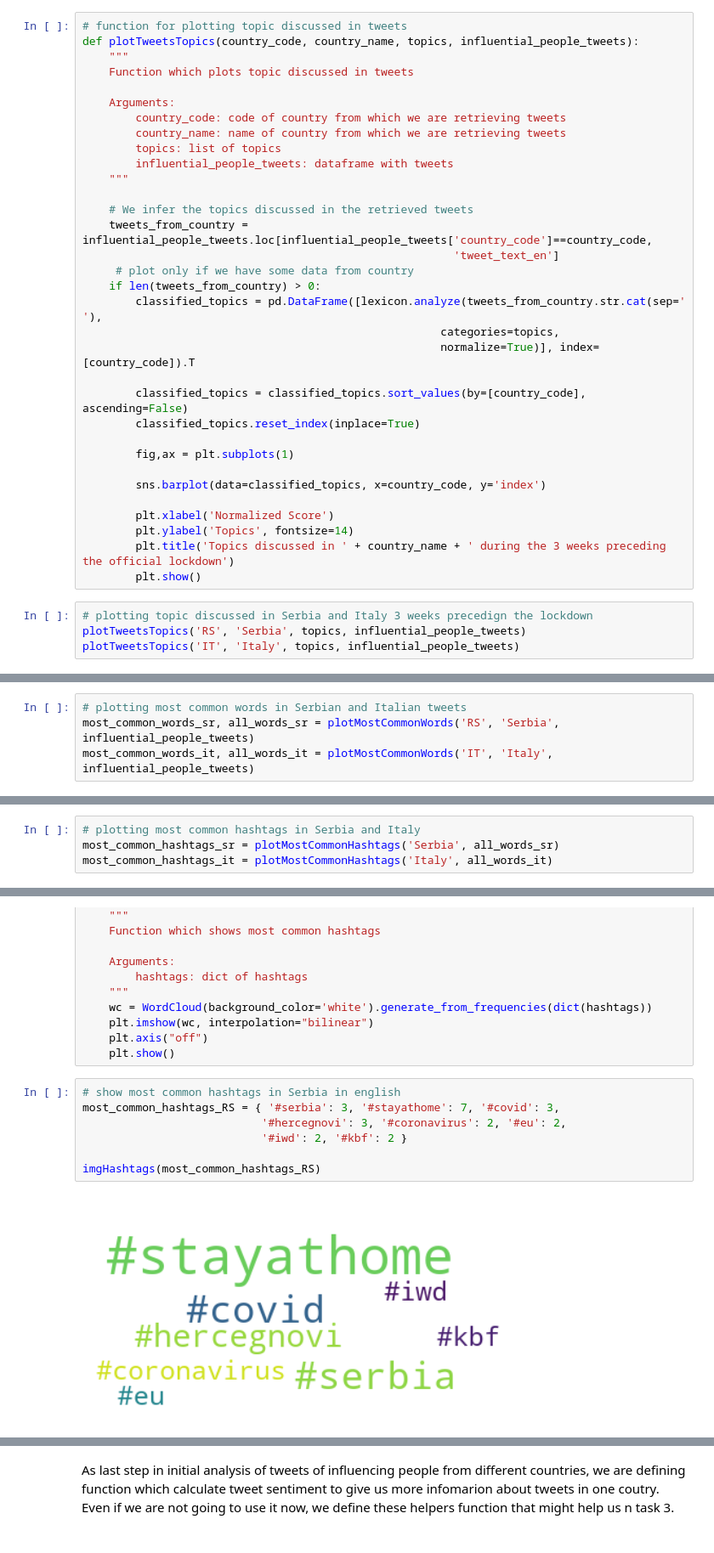
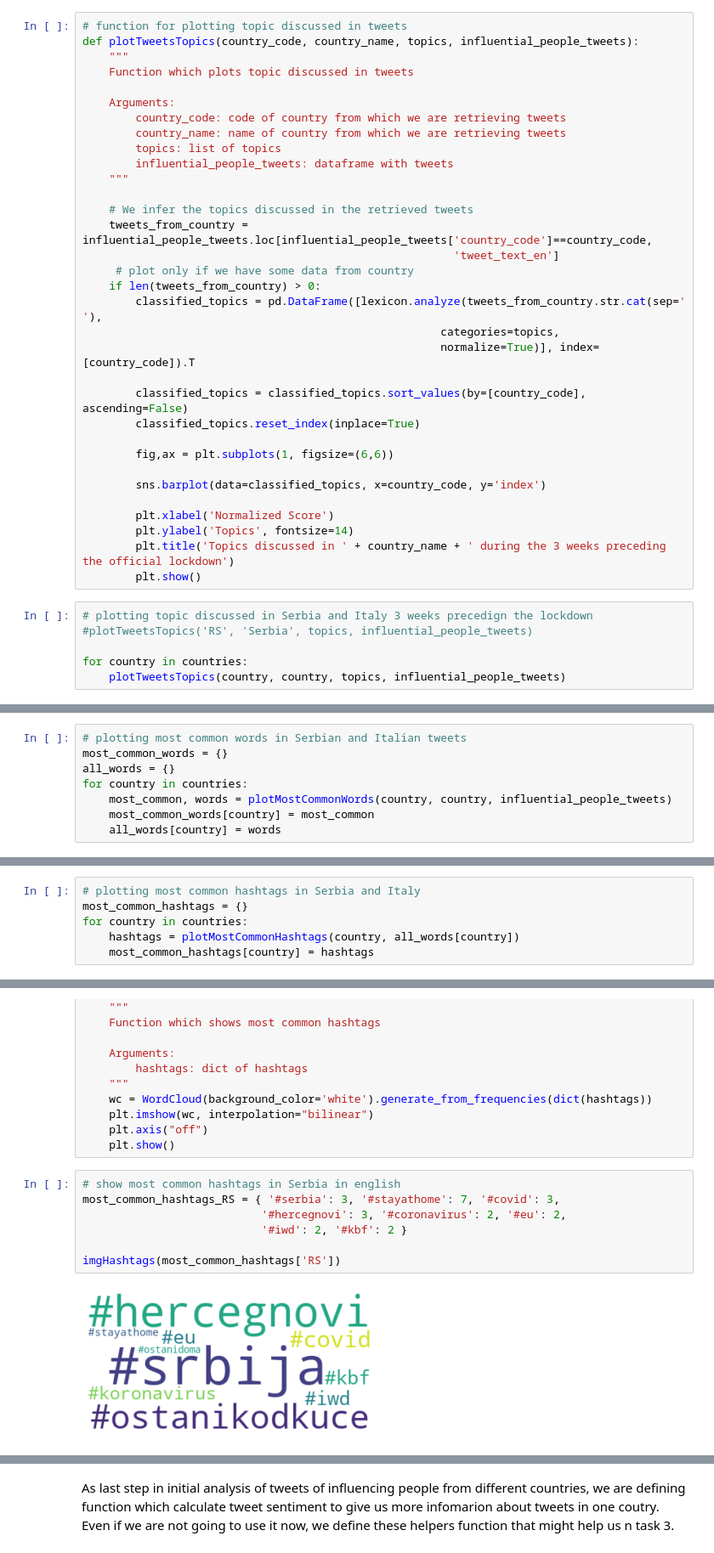
Before and after one commit to RiccardoBrioschi/The-pandemic-through-the-eyes-of-Internet, a Jupyter notebook: RQ2_Influential_people_analysis.ipynb, the cells around one changed output, grey strips where cells are left out. Shown: that part at 85% size. Cells and saved outputs as stored; diff of their text form.

```diff
--- a/RQ2_Influential_people_analysis.ipynb
+++ b/RQ2_Influential_people_analysis.ipynb
@@ -208,7 +212,7 @@ def plotTweetsTopics(country_code, country_name, topics, influential_people_twee
         classified_topics = classified_topics.sort_values(by=[country_code], ascending=False)
         classified_topics.reset_index(inplace=True)
 
-        fig,ax = plt.subplots(1)
+        fig,ax = plt.subplots(1, figsize=(6,6))
 
         sns.barplot(data=classified_topics, x=country_code, y='index')
 
@@ -218,6 +222,8 @@ def plotTweetsTopics(country_code, country_name, topics, influential_people_twee
         plt.show()
 # %%
 # plotting topic discussed in Serbia and Italy 3 weeks precedign the lockdown
-plotTweetsTopics('RS', 'Serbia', topics, influential_people_tweets)
-plotTweetsTopics('IT', 'Italy', topics, influential_people_tweets)
+#plotTweetsTopics('RS', 'Serbia', topics, influential_people_tweets)
+
+for country in countries:
+    plotTweetsTopics(country, country, topics, influential_people_tweets)
 # %% [output]
@@ -275,6 +289,10 @@ def plotMostCommonWords(country_code, country_name, influential_people_tweets):
     return most_common_words, all_words
 # %%
 # plotting most common words in Serbian and Italian tweets
-most_common_words_sr, all_words_sr = plotMostCommonWords('RS', 'Serbia', influential_people_tweets)
-most_common_words_it, all_words_it = plotMostCommonWords('IT', 'Italy', influential_people_tweets)
+most_common_words = {}
+all_words = {}
+for country in countries:
+    most_common, words = plotMostCommonWords(country, country, influential_people_tweets)
+    most_common_words[country] = most_common
+    all_words[country] = words
 # %% [output]
@@ -311,6 +340,8 @@ def plotMostCommonHashtags(country_name, all_words):
     return most_common_hashtags
 # %%
 # plotting most common hashtags in Serbia and Italy
-most_common_hashtags_sr = plotMostCommonHashtags('Serbia', all_words_sr)
-most_common_hashtags_it = plotMostCommonHashtags('Italy', all_words_it)
+most_common_hashtags = {}
+for country in countries:
+    hashtags = plotMostCommonHashtags(country, all_words[country])
+    most_common_hashtags[country] = hashtags
 # %% [output]
@@ -337,12 +379,12 @@ def imgHashtags(hashtags):
 # %%
 # show most common hashtags in Serbia in english
 most_common_hashtags_RS = { '#serbia': 3, '#stayathome': 7, '#covid': 3,
                            '#hercegnovi': 3, '#coronavirus': 2, '#eu': 2,
                            '#iwd': 2, '#kbf': 2 }
 
-imgHashtags(most_common_hashtags_RS)
+imgHashtags(most_common_hashtags['RS'])
 # %% [output]
-[figure, old version]
+[figure, new version]
 # %%
 # show most common hashtags in Italy in english
 most_common_hashtags_IT = {'#coronavirus': 70, '#covid': 30, '#salvini': 20,
```
Also changed, not shown: parts of 9 cells of this notebook.
